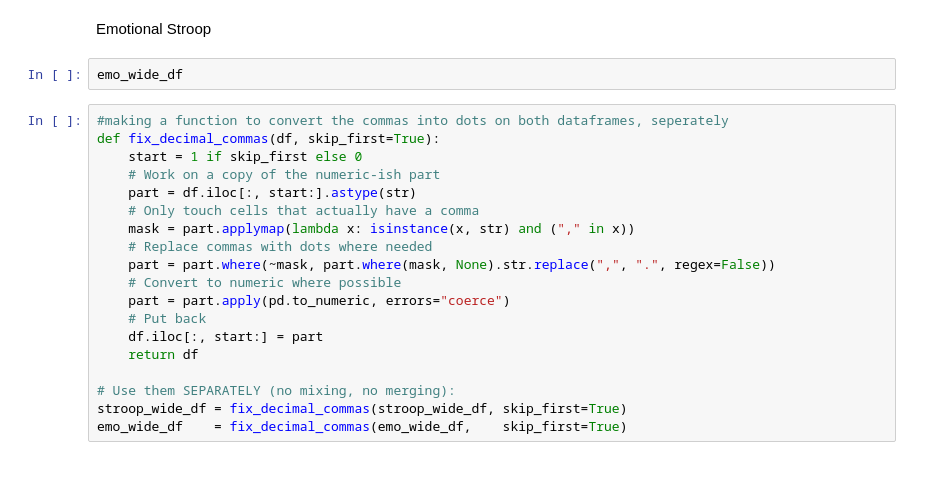
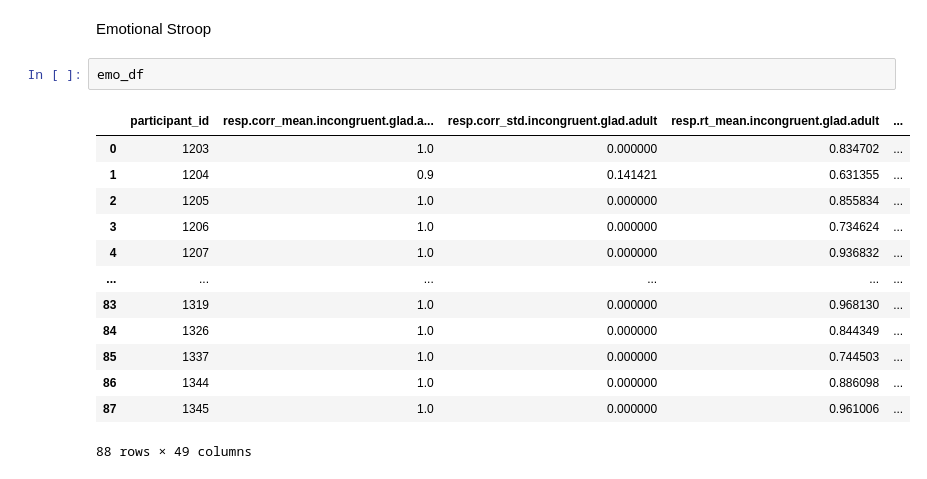
Before and after one commit to KristellMaria/master_calculations, a Jupyter notebook: master_calculations.ipynb, the cells around one changed output. Drawn from its saved outputs; the diff is of its cells as text.

```diff
--- a/master_calculations.ipynb
+++ b/master_calculations.ipynb
@@ -78,25 +76,20 @@ stroop_wide_df
 # %% [markdown]
 Emotional Stroop
 # %%
-emo_wide_df
+emo_df
+# %% [output]
+|  | participant_id | resp.corr_mean.incongruent.glad.a... | resp.corr_std.incongruent.glad.adult | resp.rt_mean.incongruent.glad.adult | ... |
+| 0 | 1203 | 1.0 | 0.000000 | 0.834702 | ... |
+| 1 | 1204 | 0.9 | 0.141421 | 0.631355 | ... |
+| 2 | 1205 | 1.0 | 0.000000 | 0.855834 | ... |
+| 3 | 1206 | 1.0 | 0.000000 | 0.734624 | ... |
+| 4 | 1207 | 1.0 | 0.000000 | 0.936832 | ... |
+| ... | ... | ... | ... | ... | ... |
+| 83 | 1319 | 1.0 | 0.000000 | 0.968130 | ... |
+| 84 | 1326 | 1.0 | 0.000000 | 0.844349 | ... |
+| 85 | 1337 | 1.0 | 0.000000 | 0.744503 | ... |
+| 86 | 1344 | 1.0 | 0.000000 | 0.886098 | ... |
+| 87 | 1345 | 1.0 | 0.000000 | 0.961006 | ... |
+88 rows × 49 columns
-# %%
-#making a function to convert the commas into dots on both dataframes, seperately
-def fix_decimal_commas(df, skip_first=True):
-    start = 1 if skip_first else 0
-    # Work on a copy of the numeric-ish part
-    part = df.iloc[:, start:].astype(str)
-    # Only touch cells that actually have a comma
-    mask = part.applymap(lambda x: isinstance(x, str) and ("," in x))
-    # Replace commas with dots where needed
-    part = part.where(~mask, part.where(mask, None).str.replace(",", ".", regex=False))
-    # Convert to numeric where possible
-    part = part.apply(pd.to_numeric, errors="coerce")
-    # Put back
-    df.iloc[:, start:] = part
-    return df
-
-# Use them SEPARATELY (no mixing, no merging):
-stroop_wide_df = fix_decimal_commas(stroop_wide_df, skip_first=True)
-emo_wide_df    = fix_decimal_commas(emo_wide_df,    skip_first=True)
 # %%
 # Confirm types look right
```
Also changed, not shown: parts of 11 cells of this notebook.
